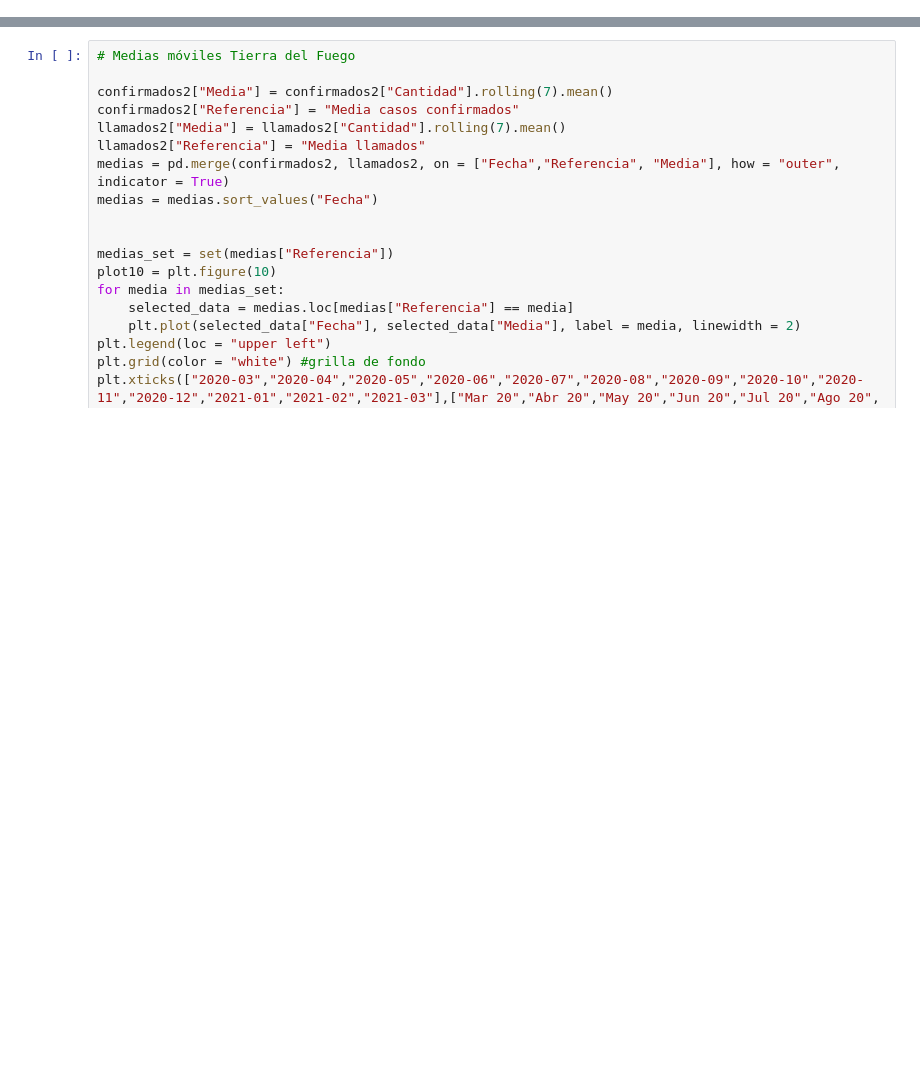
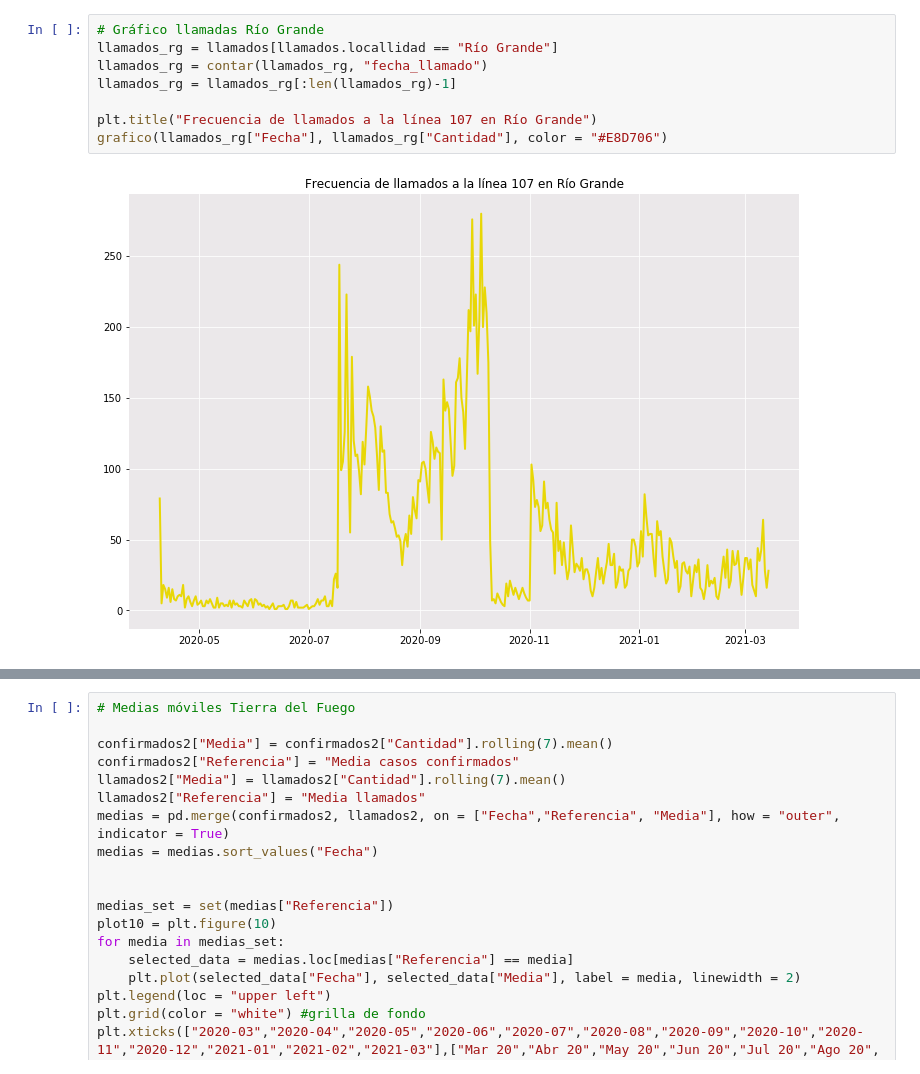
Before and after one commit to cguillamet/Monitoreo-COVID-19, a Jupyter notebook: Monitoreo_Python.ipynb, the cells around one changed output, grey strips where cells are left out. Saved outputs shown, nothing was run; the diff lists cells and outputs as text; blank space fills up the shorter version.

```diff
--- a/Monitoreo_Python.ipynb
+++ b/Monitoreo_Python.ipynb
@@ -284,0 +64,10 @@ plt.show()
+# %%
+# Gráfico llamadas Río Grande
+llamados_rg = llamados[llamados.locallidad == "Río Grande"]
+llamados_rg = contar(llamados_rg, "fecha_llamado")
+llamados_rg = llamados_rg[:len(llamados_rg)-1]
+
+plt.title("Frecuencia de llamados a la línea 107 en Río Grande")
+grafico(llamados_rg["Fecha"], llamados_rg["Cantidad"], color = "#E8D706")
+# %% [output]
+[figure, added]
```
Also changed, not shown: parts of 34 cells of this notebook, 1 other file.
